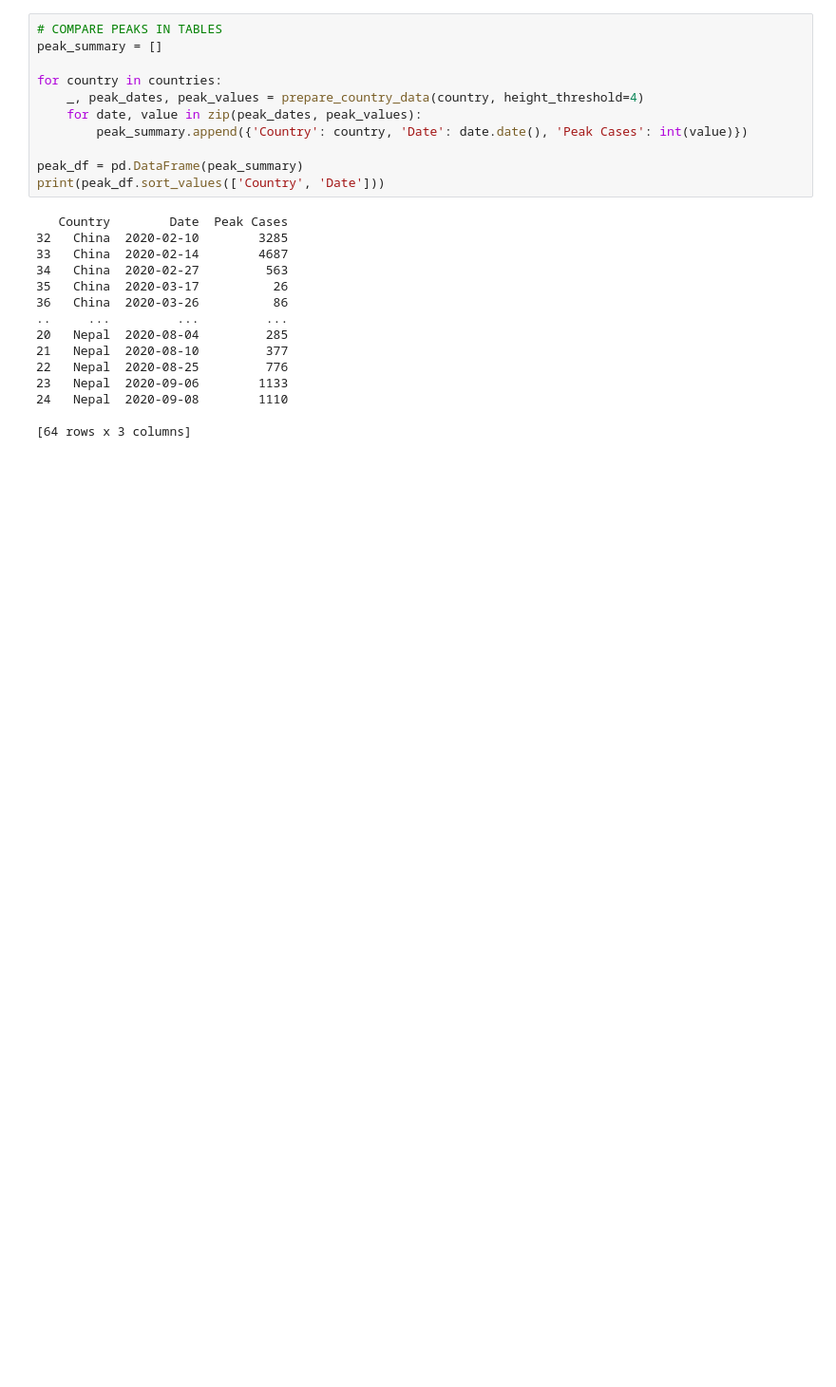
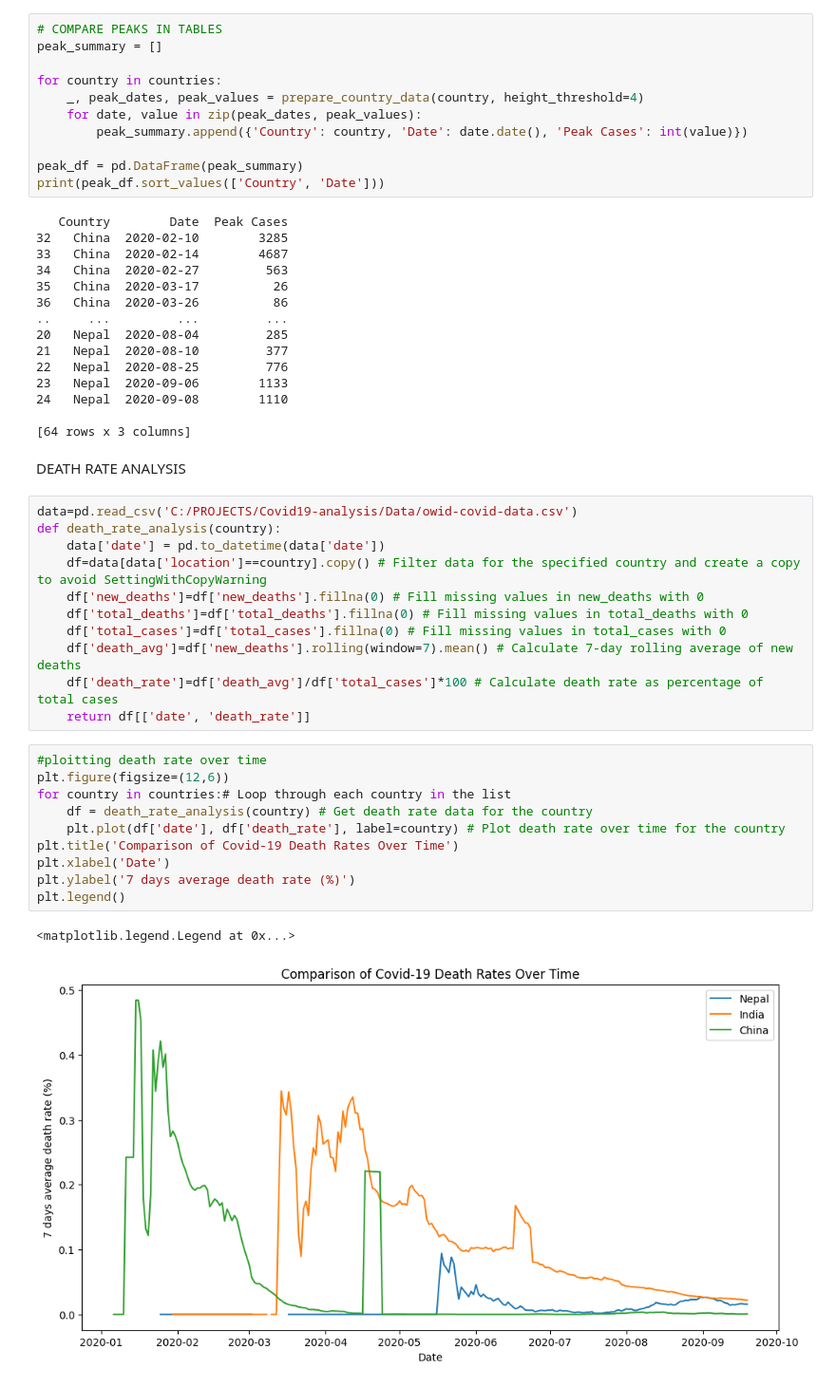
Before and after one commit to dipesh-2005/Covid-19-Analysis, a Jupyter notebook: Covid19-analysis/Scripts/covid-analysis.ipynb, the cells around one changed output. Shown at 95% size. Drawn from its saved outputs; the diff is of its cells as text; blank space fills up the shorter version.

Commit message:
did rolling average death rate analysis of 3 countries

```diff
--- a/Covid19-analysis/Scripts/covid-analysis.ipynb
+++ b/Covid19-analysis/Scripts/covid-analysis.ipynb
@@ -273,3 +273,29 @@ print(peak_df.sort_values(['Country', 'Date']))
 24   Nepal  2020-09-08        1110
 
 [64 rows x 3 columns]
+# %% [markdown]
+DEATH RATE ANALYSIS
+# %%
+data=pd.read_csv('C:/PROJECTS/Covid19-analysis/Data/owid-covid-data.csv')
+def death_rate_analysis(country):
+    data['date'] = pd.to_datetime(data['date'])
+    df=data[data['location']==country].copy() # Filter data for the specified country and create a copy to avoid SettingWithCopyWarning
+    df['new_deaths']=df['new_deaths'].fillna(0) # Fill missing values in new_deaths with 0
+    df['total_deaths']=df['total_deaths'].fillna(0) # Fill missing values in total_deaths with 0
+    df['total_cases']=df['total_cases'].fillna(0) # Fill missing values in total_cases with 0
+    df['death_avg']=df['new_deaths'].rolling(window=7).mean() # Calculate 7-day rolling average of new deaths
+    df['death_rate']=df['death_avg']/df['total_cases']*100 # Calculate death rate as percentage of total cases
+    return df[['date', 'death_rate']]
+# %%
+#ploitting death rate over time
+plt.figure(figsize=(12,6))
+for country in countries:# Loop through each country in the list
+    df = death_rate_analysis(country) # Get death rate data for the country
+    plt.plot(df['date'], df['death_rate'], label=country) # Plot death rate over time for the country
+plt.title('Comparison of Covid-19 Death Rates Over Time')
+plt.xlabel('Date')
+plt.ylabel('7 days average death rate (%)')
+plt.legend()
+# %% [output]
+<matplotlib.legend.Legend at 0x...>
+[figure, added]
```
